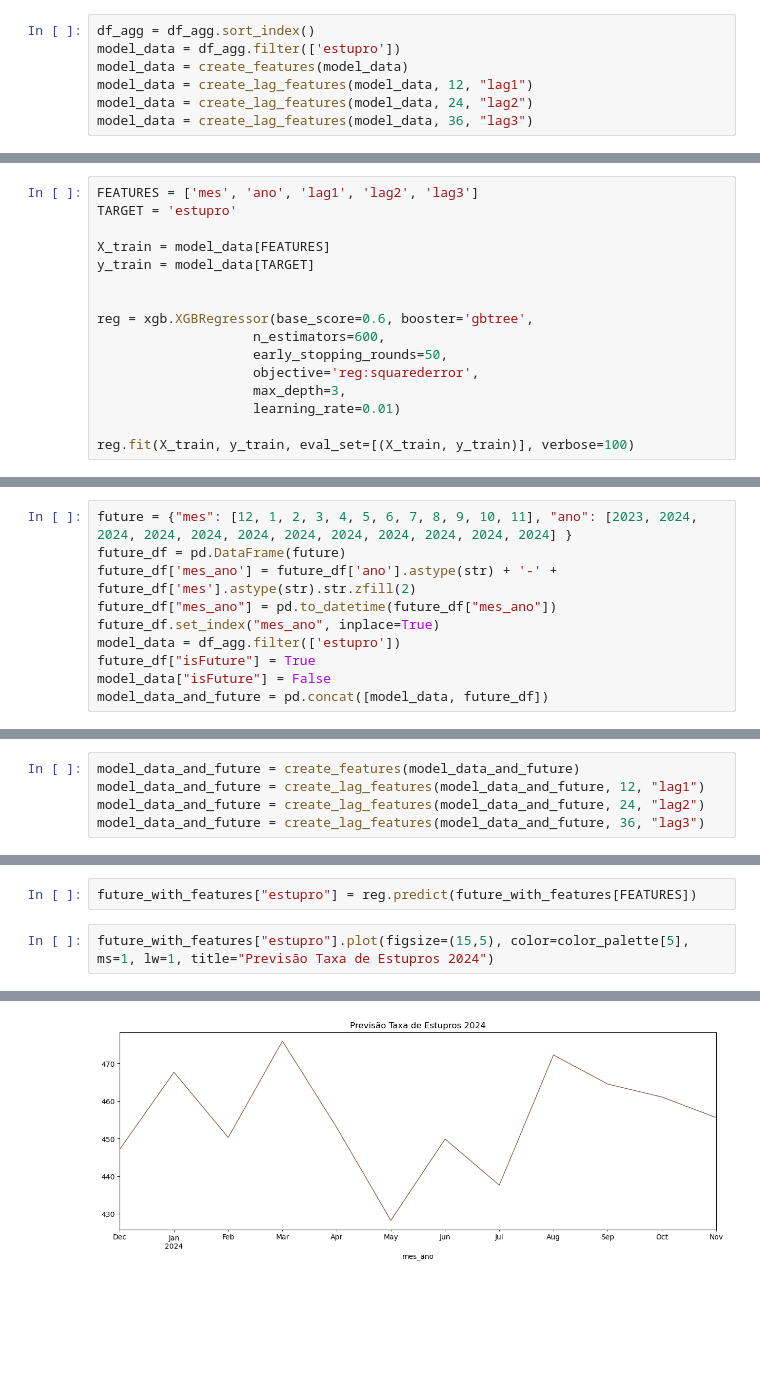
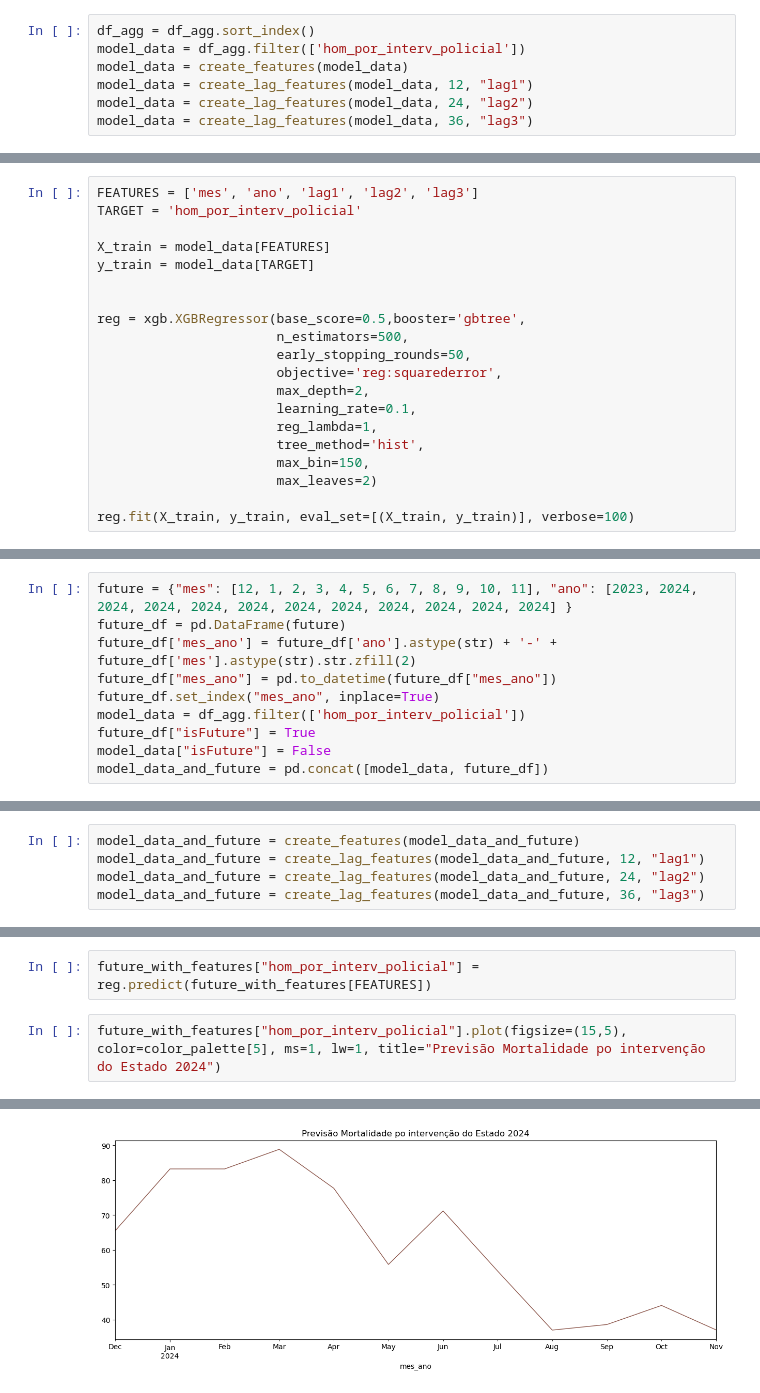
Before and after one commit to VictorMilhomem/ISP-Time-Series-Analysis, a Jupyter notebook: analysis.ipynb, the cells around one changed output, grey strips where cells are left out. Drawn from its saved outputs; the diff is of its cells as text; blank space fills up the shorter version.

```diff
--- a/analysis.ipynb
+++ b/analysis.ipynb
@@ -293,7 +293,7 @@ def create_lag_features(data, num_lags, column_name):
     return data
 # %%
 df_agg = df_agg.sort_index()
-model_data = df_agg.filter(['estupro'])
+model_data = df_agg.filter(['hom_por_interv_policial'])
 model_data = create_features(model_data)
 model_data = create_lag_features(model_data, 12, "lag1")
 model_data = create_lag_features(model_data, 24, "lag2")
@@ -374,17 +374,21 @@ Fold scores [60.99831461557347, 138.22784754499733, 51.31179900446283, 57.504508
 # %%
 FEATURES = ['mes', 'ano', 'lag1', 'lag2', 'lag3']
-TARGET = 'estupro'
+TARGET = 'hom_por_interv_policial'
 
 X_train = model_data[FEATURES]
 y_train = model_data[TARGET]
 
 
-reg = xgb.XGBRegressor(base_score=0.6, booster='gbtree',
-                    n_estimators=600,
-                    early_stopping_rounds=50,
-                    objective='reg:squarederror',
-                    max_depth=3,
-                    learning_rate=0.01)
+reg = xgb.XGBRegressor(base_score=0.5,booster='gbtree',
+                       n_estimators=500,
+                       early_stopping_rounds=50,
+                       objective='reg:squarederror',
+                       max_depth=2,
+                       learning_rate=0.1,
+                       reg_lambda=1,
+                       tree_method='hist',
+                       max_bin=150,
+                       max_leaves=2)
 
 reg.fit(X_train, y_train, eval_set=[(X_train, y_train)], verbose=100)
 # %% [output]
@@ -416,7 +419,7 @@ future_df = pd.DataFrame(future)
 future_df['mes_ano'] = future_df['ano'].astype(str) + '-' + future_df['mes'].astype(str).str.zfill(2)
 future_df["mes_ano"] = pd.to_datetime(future_df["mes_ano"])
 future_df.set_index("mes_ano", inplace=True)
-model_data = df_agg.filter(['estupro'])
+model_data = df_agg.filter(['hom_por_interv_policial'])
 future_df["isFuture"] = True
 model_data["isFuture"] = False
 model_data_and_future = pd.concat([model_data, future_df])
@@ -463,5 +466,5 @@ future_with_features
 # %%
-future_with_features["estupro"] = reg.predict(future_with_features[FEATURES])
+future_with_features["hom_por_interv_policial"] = reg.predict(future_with_features[FEATURES])
 # %%
-future_with_features["estupro"].plot(figsize=(15,5), color=color_palette[5], ms=1, lw=1, title="Previsão Taxa de Estupros 2024")
+future_with_features["hom_por_interv_policial"].plot(figsize=(15,5), color=color_palette[5], ms=1, lw=1, title="Previsão Mortalidade po intervenção do Estado 2024")
 # %% [output]
@@ -469,4 +472,4 @@ future_with_features["estupro"].plot(figsize=(15,5), color=color_palette[5], ms=
-[figure, old version]
+[figure, new version]
 # %%
 future_with_features
 # %% [output]
```
Also changed, not shown: parts of 21 cells of this notebook.
